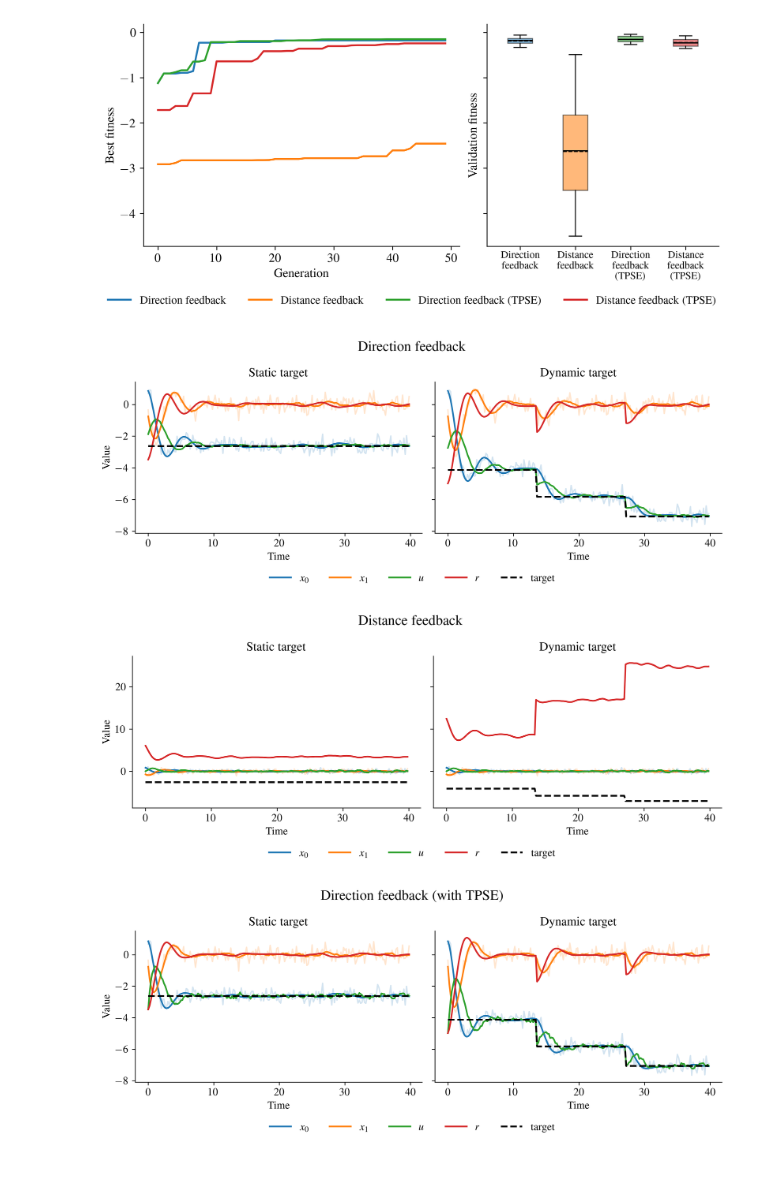
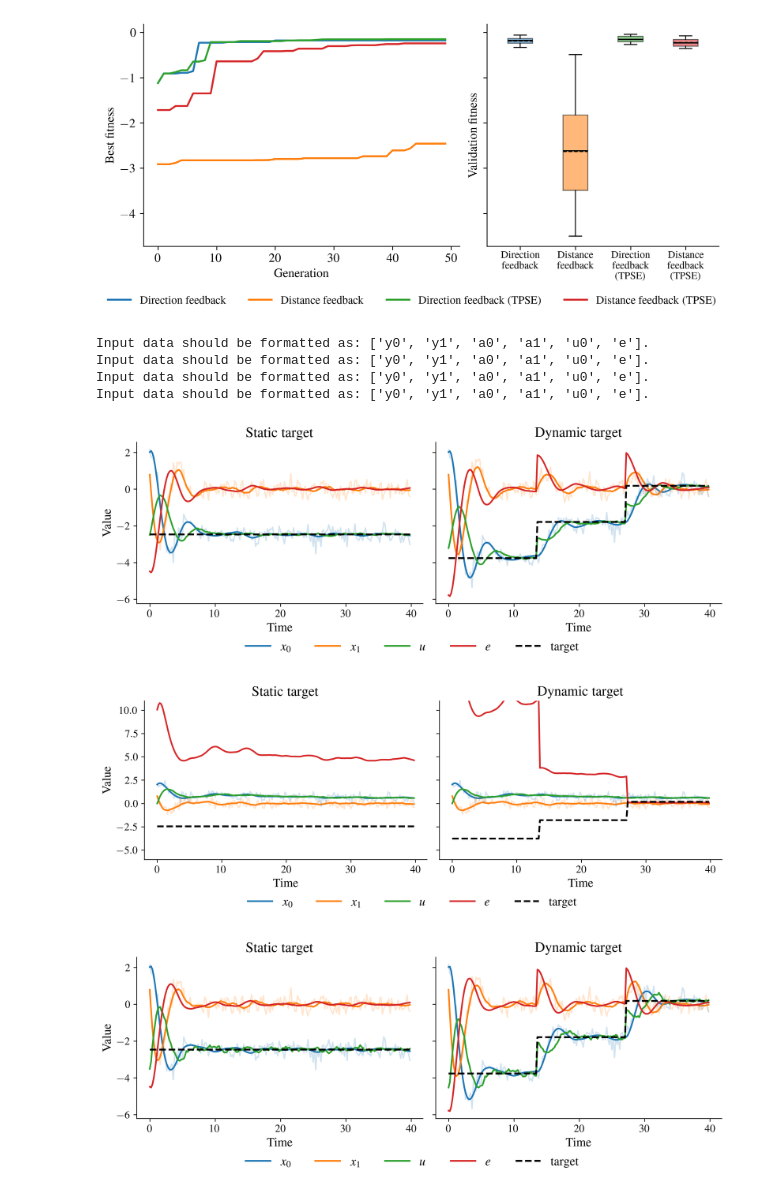
Before and after one commit to KhoaNguyen02/SDEvolve, a Jupyter notebook: test.ipynb, the cells around one changed output. Drawn from its saved outputs; the diff is of its cells as text; code cells hidden in the pictures; blank space fills up the shorter version.

```diff
--- a/test.ipynb
+++ b/test.ipynb
@@ -162,3 +159,13 @@ Input data should be formatted as: ['y0', 'y1', 'a0', 'a1', 'u0', 'e'].
+# %%
+def distance_feedback(x, target):
+    err = x[0] - target
+    return 0.5 * err**2
+
+def direction_feedback(x, target):
+    return target - x[0]
+
+learn_condition = 2
+seed = 2709
 # %%
 fitness_trace1 = np.load(f"results/harmonic_oscillator/full_obs/direction_feedback/best_fitnesses.npy")
 fitness_trace2 = np.load(f"results/harmonic_oscillator/full_obs/distance_feedback/best_fitnesses.npy")
@@ -248,16 +267,50 @@ fig.subplots_adjust(left=0.08, right=0.98, top=0.95, bottom=0.22, wspace=0.10)
 plt.show()
 # %% [output]
 [figure]
+# %%
+test_data_static, strategy1, fitness_fn1, model1, _ = test_model_single_seed(args,
+                                                                        model_path="results/harmonic_oscillator/full_obs/direction_feedback",
+                                                                        learn_condition=learn_condition,
+                                                                        feedback_fn=direction_feedback,
+                                                                        sign_estimation=False,
+                                                                        seed=seed,
+                                                                        n_jumps=0)
+test_data_dynamic, strategy2, fitness_fn2, model2, _ = test_model_single_seed(args,
+                                                                        model_path="results/harmonic_oscillator/full_obs/distance_feedback",
+                                                                        learn_condition=learn_condition,
+                                                                        feedback_fn=distance_feedback,
+                                                                        sign_estimation=False,
+                                                                        seed=seed,
+                                                                        n_jumps=3)
+_, strategy3, fitness_fn3, model3, _ = test_model_single_seed(args,
+                                                            model_path="results/harmonic_oscillator/full_obs/tpse_direction_feedback",
+                                                            learn_condition=learn_condition,
+                                                            feedback_fn=direction_feedback,
+                                                            sign_estimation=True,
+                                                            seed=seed,
+                                                            n_jumps=0)
+_, strategy4, fitness_fn4, model4, _ = test_model_single_seed(args,
+                                                            model_path="results/harmonic_oscillator/full_obs/tpse_distance_feedback",
+                                                            learn_condition=learn_condition,
+                                                            feedback_fn=distance_feedback,
+                                                            sign_estimation=True,
+                                                            seed=seed,
+                                                            n_jumps=0)
+# %% [output]
+Input data should be formatted as: ['y0', 'y1', 'a0', 'a1', 'u0', 'e'].
+Input data should be formatted as: ['y0', 'y1', 'a0', 'a1', 'u0', 'e'].
+Input data should be formatted as: ['y0', 'y1', 'a0', 'a1', 'u0', 'e'].
+Input data should be formatted as: ['y0', 'y1', 'a0', 'a1', 'u0', 'e'].
 # %%
-plot_trajectories(model1, strategy1, fitness_fn1, test_data_static, test_data_dynamic, title="Direction feedback")
+plot_trajectories(model1, strategy1, fitness_fn1, learn_condition, test_data_static, test_data_dynamic)
 # %% [output]
-[figure, old version]
+[figure, new version]
 # %%
-plot_trajectories(model2, strategy2, fitness_fn2, test_data_static, test_data_dynamic, title="Distance feedback")
+plot_trajectories(model2, strategy2, fitness_fn2, learn_condition, test_data_static, test_data_dynamic, ylim_bottom=-6, ylim_top=11)
 # %% [output]
-[figure, old version]
+[figure, new version]
 # %%
-plot_trajectories(model3, strategy3, fitness_fn3, test_data_static, test_data_dynamic, title="Direction feedback (with TPSE)")
+plot_trajectories(model3, strategy3, fitness_fn3, learn_condition, test_data_static, test_data_dynamic)
 # %% [output]
-[figure, old version]
+[figure, new version]
 # %%
```
Also changed, not shown: parts of 15 cells of this notebook.
